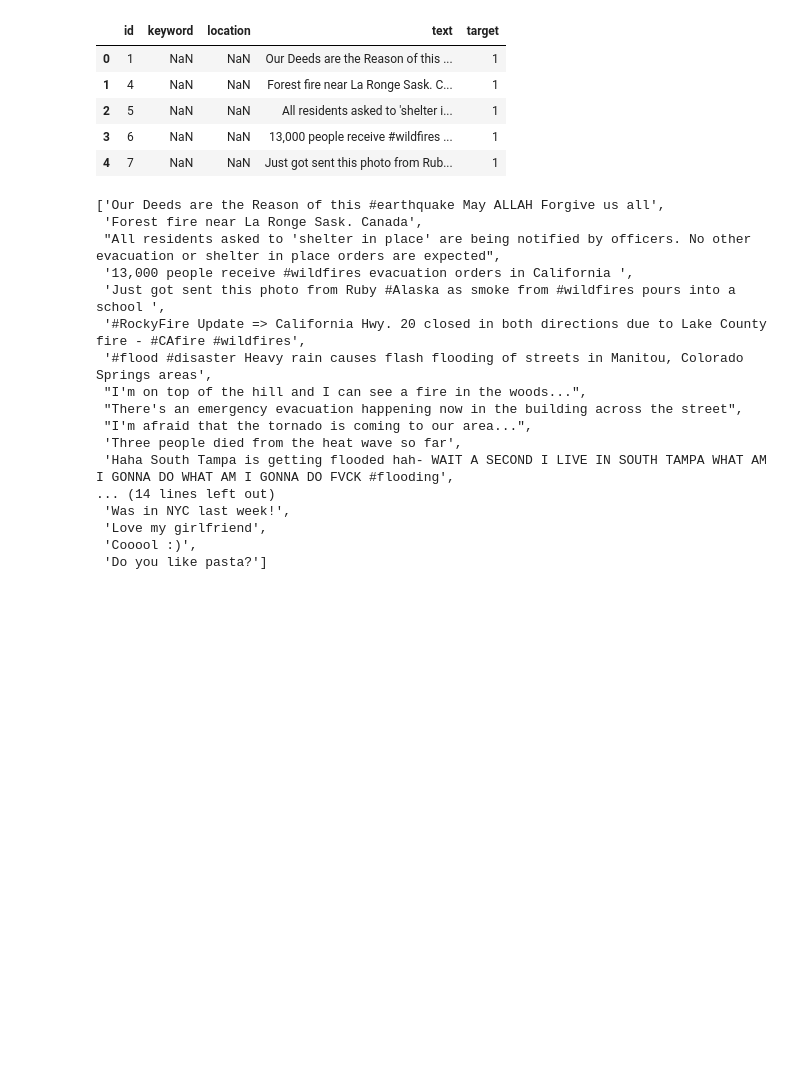
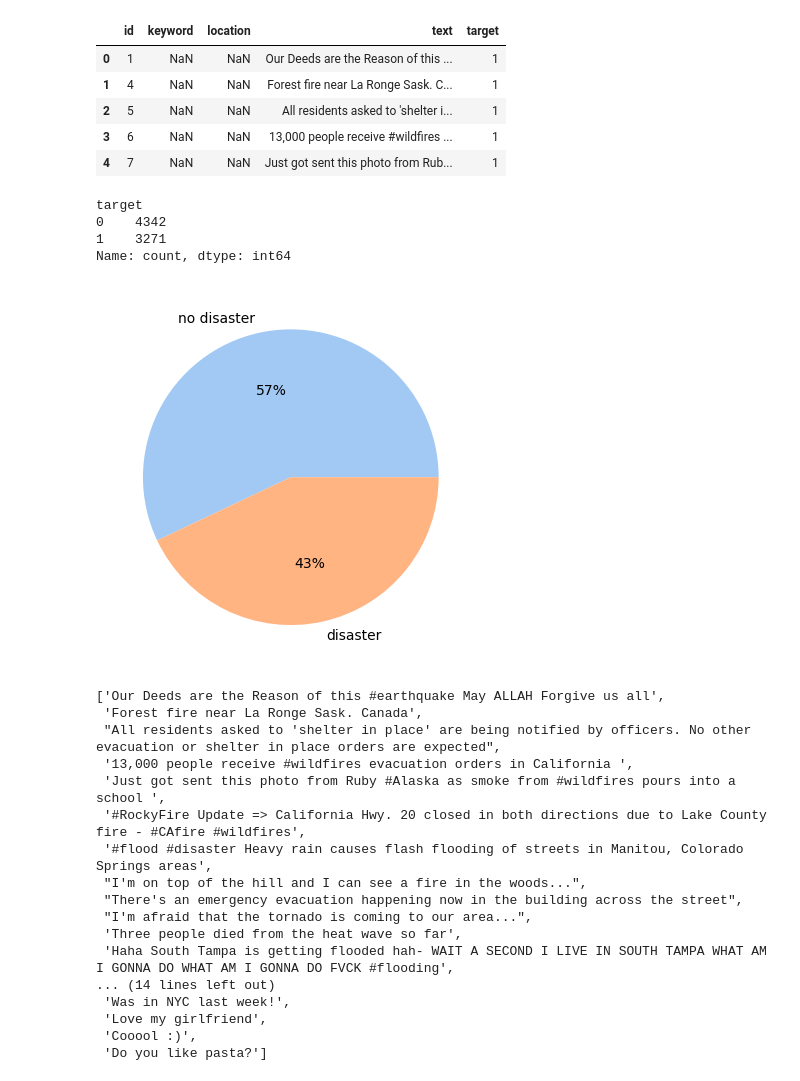
Before and after one commit to gambiTarun/Disaster-Tweets-Classification-using-RoBERTa, a Jupyter notebook: notebook/training.ipynb, the cells around one changed output. Saved outputs shown, nothing was run; the diff lists cells and outputs as text; code cells hidden in the pictures; blank space fills up the shorter version.

```diff
--- a/notebook/training.ipynb
+++ b/notebook/training.ipynb
@@ -47,6 +52,18 @@ data.head()
 | 2 | 5 | NaN | NaN | All residents asked to 'shelter i... | 1 |
 | 3 | 6 | NaN | NaN | 13,000 people receive #wildfires ... | 1 |
 | 4 | 7 | NaN | NaN | Just got sent this photo from Rub... | 1 |
+# %%
+data['target'].value_counts()
+# %% [output]
+target
+0    4342
+1    3271
+Name: count, dtype: int64
+# %%
+plt.pie(data['target'].value_counts(), labels = ['no disaster', 'disaster'], colors = sns.color_palette('pastel')[0:5], autopct='%.0f%%')
+plt.show()
+# %% [output]
+[figure, added]
 # %%
 texts[:30]
 # %% [output]
```
Also changed, not shown: parts of 5 cells of this notebook.
